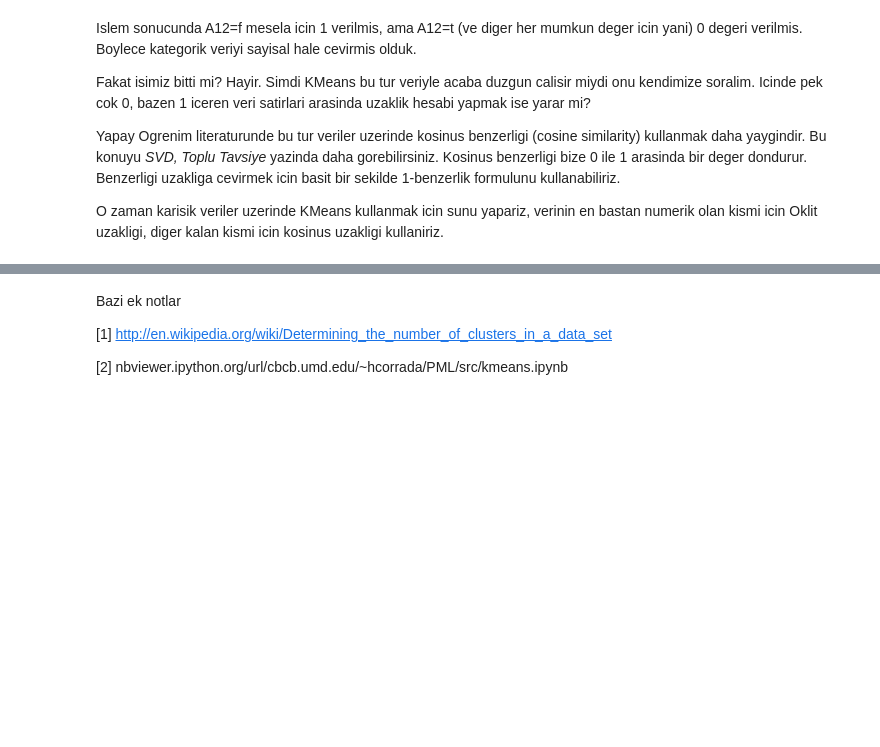
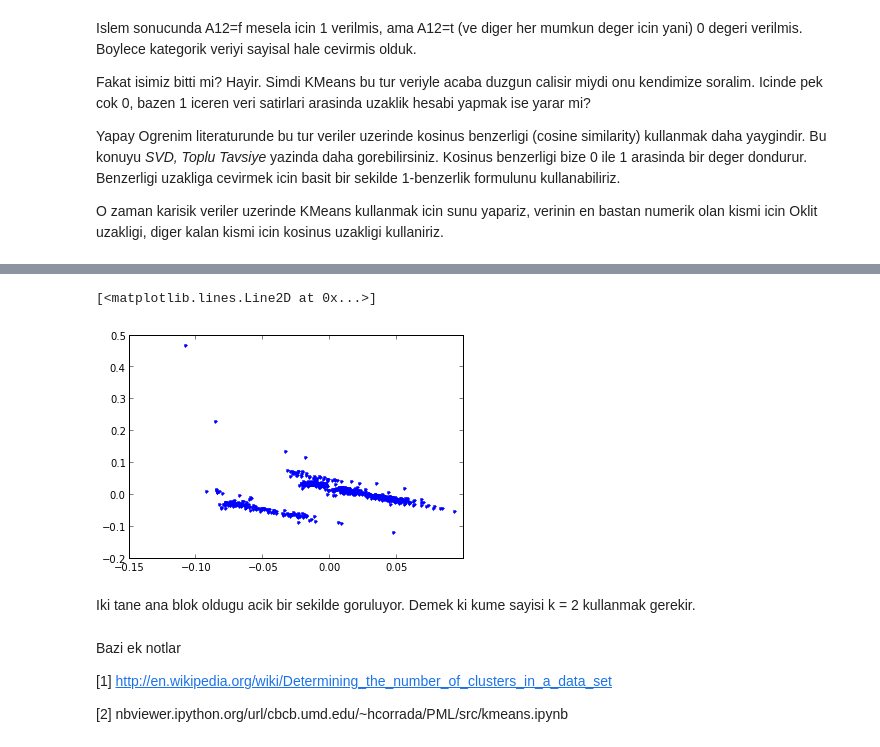
Before and after one commit to theparma/classnotes, a Jupyter notebook: app-math-tr/kmeans/kmeans.ipynb, the cells around one changed output, grey strips where cells are left out. Cells and saved outputs as stored; diff of their text form; code cells hidden in the pictures; blank space fills up the shorter version.

```diff
--- a/app-math-tr/kmeans/kmeans.ipynb
+++ b/app-math-tr/kmeans/kmeans.ipynb
@@ -287,3 +297,13 @@ hep numerik kolon oluyor!
+# %%
+import scipy.linalg as lin
+u,s,vt=lin.svd(df2)
+plt.plot(u[:,0], u[:,1],'.')
+# %% [output]
+[<matplotlib.lines.Line2D at 0x...>]
+[figure, added]
+# %% [markdown]
+Iki tane ana blok oldugu acik bir sekilde goruluyor. Demek ki kume sayisi
+k = 2 kullanmak gerekir.
 # %% [markdown]
 Bazi ek notlar
 
```
Also changed, not shown: parts of 5 cells of this notebook, 5 other files.
